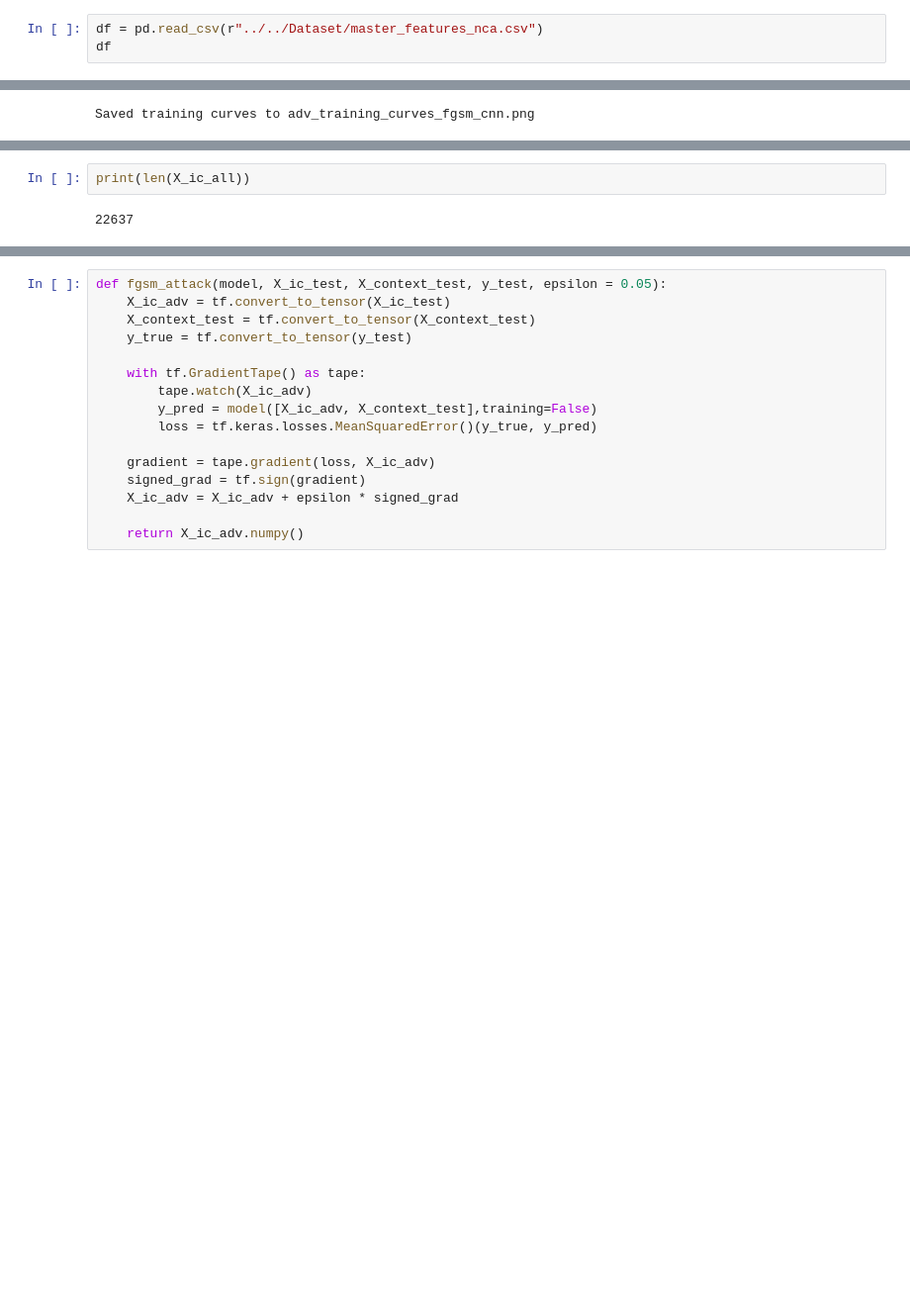
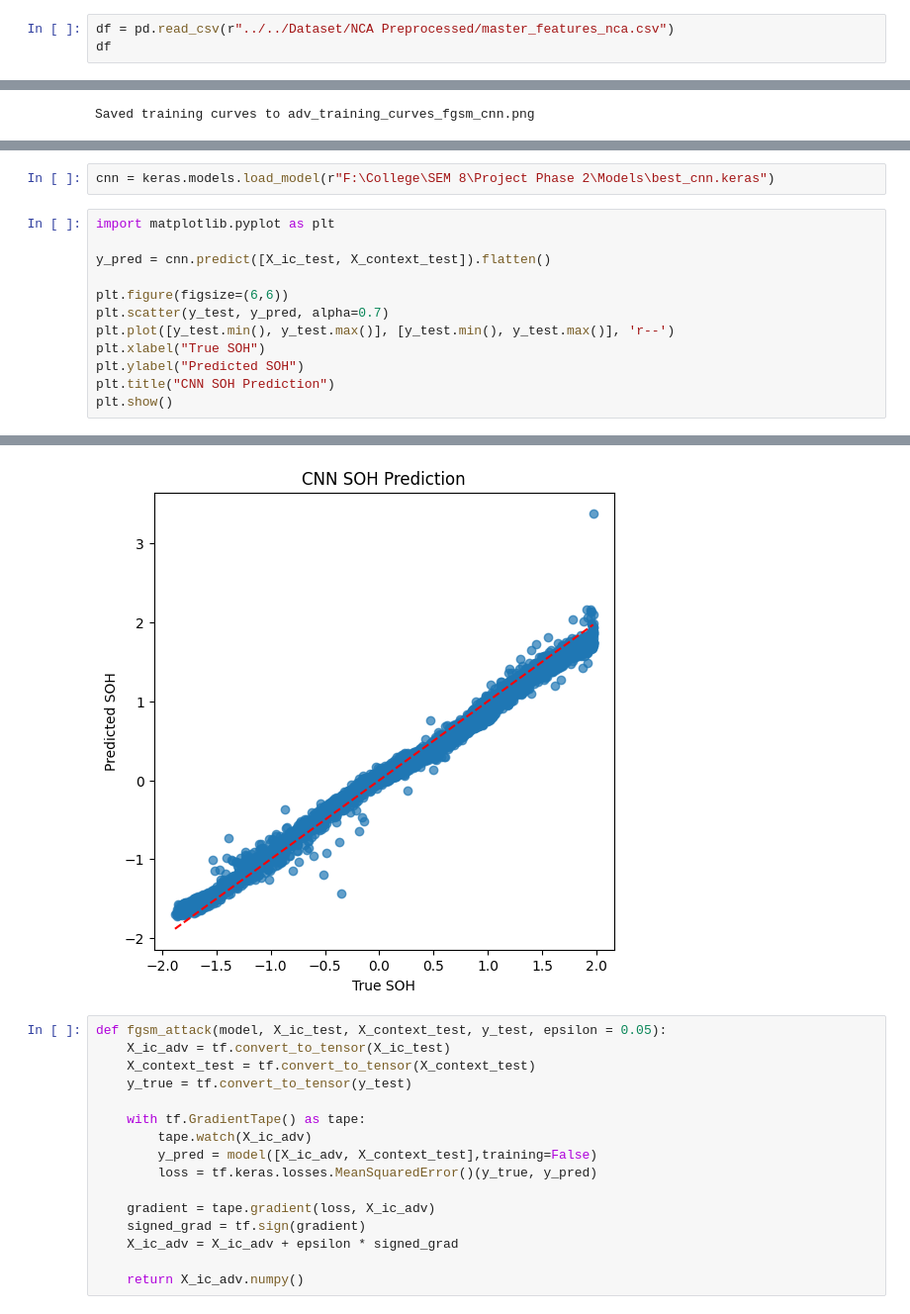
Before and after one commit to Mangalasridharan/robust-soh-estimation, a Jupyter notebook: Notebooks/Adversarial Training/fgsm_cnn_at.ipynb, the cells around one changed output, grey strips where cells are left out. Shown at 99% size. Drawn from its saved outputs; the diff is of its cells as text; blank space fills up the shorter version.

```diff
--- a/Notebooks/Adversarial Training/fgsm_cnn_at.ipynb
+++ b/Notebooks/Adversarial Training/fgsm_cnn_at.ipynb
@@ -9,6 +9,6 @@ import tensorflow as tf
 from tensorflow import keras
 from tensorflow.keras.losses import MeanSquaredError
 # %%
-df = pd.read_csv(r"../../Dataset/master_features_nca.csv")
+df = pd.read_csv(r"../../Dataset/NCA Preprocessed/master_features_nca.csv")
 df
 # %% [output]
@@ -601,4 +430,15 @@ plt.show()
-# %%
-print(len(X_ic_all))
-# %% [output]
-22637
+# %%
+cnn = keras.models.load_model(r"F:\College\SEM 8\Project Phase 2\Models\best_cnn.keras")
+# %%
+import matplotlib.pyplot as plt
+
+y_pred = cnn.predict([X_ic_test, X_context_test]).flatten()
+
+plt.figure(figsize=(6,6))
+plt.scatter(y_test, y_pred, alpha=0.7)
+plt.plot([y_test.min(), y_test.max()], [y_test.min(), y_test.max()], 'r--')
+plt.xlabel("True SOH")
+plt.ylabel("Predicted SOH")
+plt.title("CNN SOH Prediction")
+plt.show()
+# %% [output]
@@ -605,3 +446,4 @@ print(len(X_ic_all))
+[figure, added]
 # %%
 def fgsm_attack(model, X_ic_test, X_context_test, y_test, epsilon = 0.05):
     X_ic_adv = tf.convert_to_tensor(X_ic_test)
```
Also changed, not shown: parts of 15 cells of this notebook, 7 other files.
